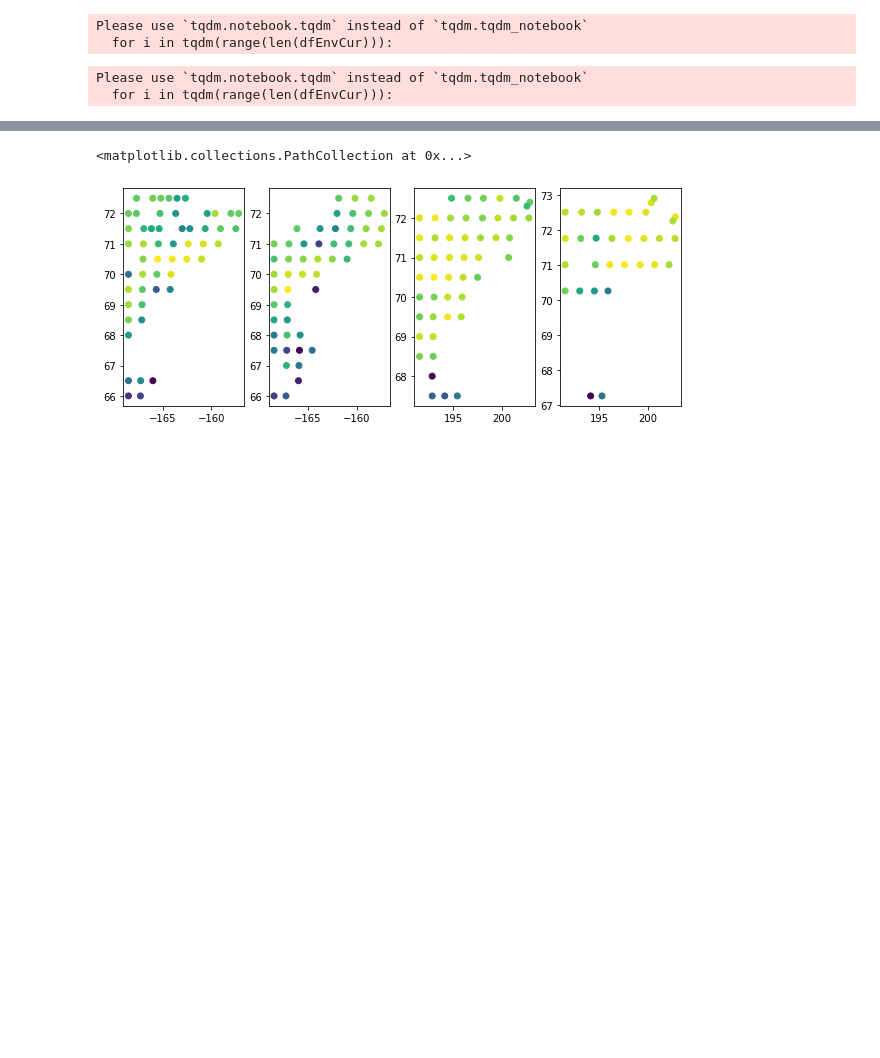
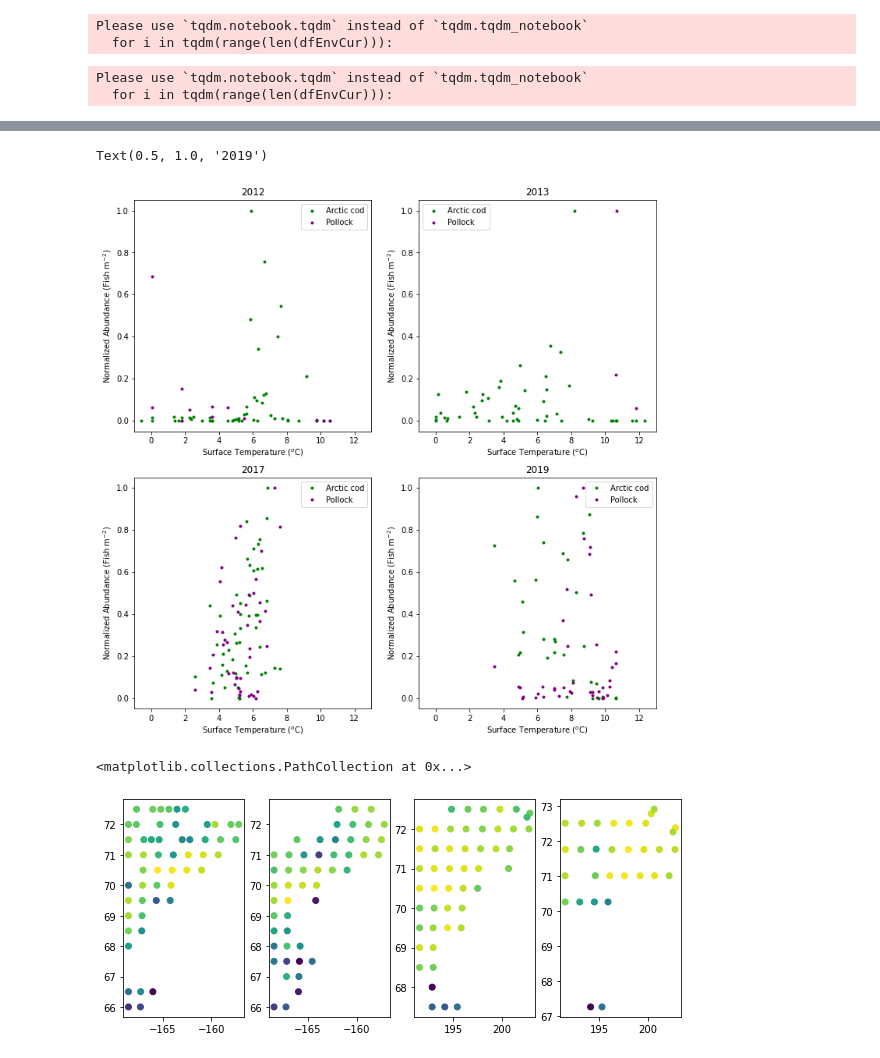
Before and after one commit to leviner/ChukchiTimeSeries, a Jupyter notebook: code/F5_envAssoc.ipynb, the cells around one changed output, grey strips where cells are left out. Saved outputs shown, nothing was run; the diff lists cells and outputs as text; code cells hidden in the pictures; blank space fills up the shorter version.

```diff
--- a/code/F5_envAssoc.ipynb
+++ b/code/F5_envAssoc.ipynb
@@ -221,3 +233,40 @@ dfStat2013 = dfStat[dfStat.Year == 2013]
+# %%
+fig = plt.figure(figsize=(12,12))
+plt.subplot(221)
+plt.plot(dfStat2012[dfStat2012.meanAcod >0].T_surf.values,dfStat2012[dfStat2012.meanAcod >0].meanAcod.values/dfStat2012[dfStat2012.meanAcod >0].meanAcod.max(),'.',color = 'green')
+plt.plot(dfStat2012[dfStat2012.meanPol >0].T_surf.values,dfStat2012[dfStat2012.meanPol >0].meanPol.values/dfStat2012[dfStat2012.meanPol >0].meanPol.max(),'.',color='purple')
+plt.xlim(-1,13)
+plt.ylabel('Normalized Abundance (Fish m$^{-2}$)')
+plt.xlabel('Surface Temperature ($^{o}$C)')
+plt.legend(['Arctic cod','Pollock'])
+plt.title('2012')
+plt.subplot(222)
+plt.plot(dfStat2013[dfStat2013.meanAcod >0].T_surf.values,dfStat2013[dfStat2013.meanAcod >0].meanAcod.values/dfStat2013[dfStat2013.meanAcod >0].meanAcod.max(),'.',color = 'green')
+plt.plot(dfStat2013[dfStat2013.meanPol >0].T_surf.values,dfStat2013[dfStat2013.meanPol >0].meanPol.values/dfStat2013[dfStat2013.meanPol >0].meanPol.max(),'.',color='purple')
+plt.xlim(-1,13)
+plt.ylabel('Normalized Abundance (Fish m$^{-2}$)')
+plt.xlabel('Surface Temperature ($^{o}$C)')
+plt.legend(['Arctic cod','Pollock'])
+plt.title('2013')
+plt.subplot(223)
+plt.plot(dfStat2017[dfStat2017.meanAcod >0].T_surf.values,dfStat2017[dfStat2017.meanAcod >0].meanAcod.values/dfStat2017[dfStat2017.meanAcod >0].meanAcod.max(),'.',color = 'green')
+plt.plot(dfStat2017[dfStat2017.meanPol >0].T_surf.values,dfStat2017[dfStat2017.meanPol >0].meanPol.values/dfStat2017[dfStat2017.meanPol >0].meanPol.max(),'.',color='purple')
+plt.xlim(-1,13)
+plt.ylabel('Normalized Abundance (Fish m$^{-2}$)')
+plt.xlabel('Surface Temperature ($^{o}$C)')
+plt.legend(['Arctic cod','Pollock'])
+plt.title('2017')
+plt.subplot(224)
+plt.plot(dfStat2019[dfStat2019.meanAcod >0].T_surf.values,dfStat2019[dfStat2019.meanAcod >0].meanAcod.values/dfStat2019[dfStat2019.meanAcod >0].meanAcod.max(),'.',color = 'green')
+plt.plot(dfStat2019[dfStat2019.meanPol >0].T_surf.values,dfStat2019[dfStat2019.meanPol >0].meanPol.values/dfStat2019[dfStat2019.meanPol >0].meanPol.max(),'.',color='purple')
+plt.xlim(-1,13)
+plt.ylabel('Normalized Abundance (Fish m$^{-2}$)')
+plt.xlabel('Surface Temperature ($^{o}$C)')
+plt.legend(['Arctic cod','Pollock'])
+plt.title('2019')
+# %% [output]
+Text(0.5, 1.0, '2019')
+[figure, added]
 # %%
 import matplotlib.pyplot as plt
 fig, [ax1,ax2,ax3,ax4] = plt.subplots(1,4,figsize=(10,4))
```
Also changed, not shown: parts of 2 cells of this notebook.
